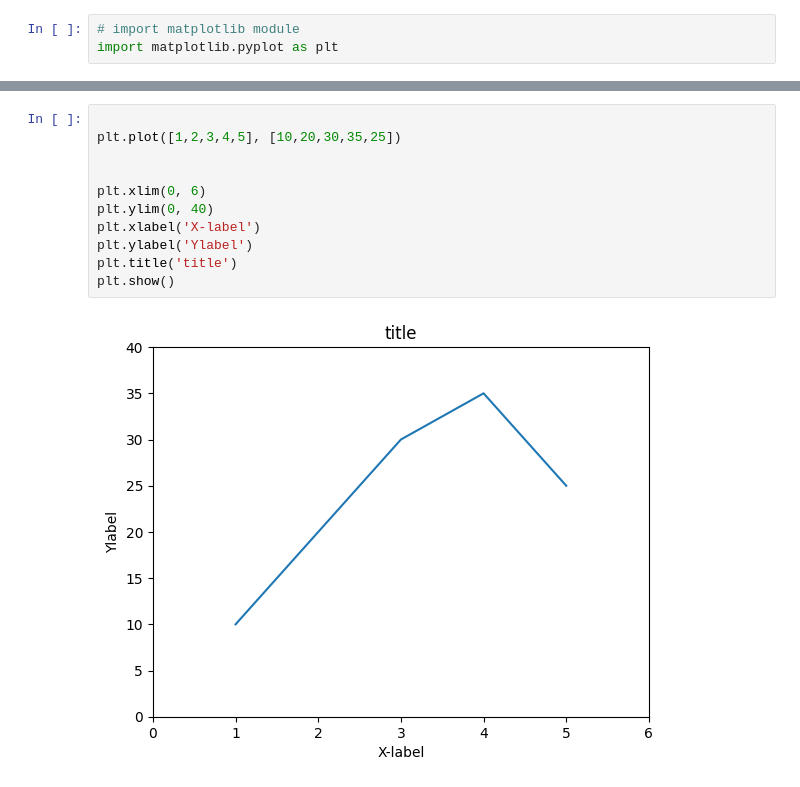
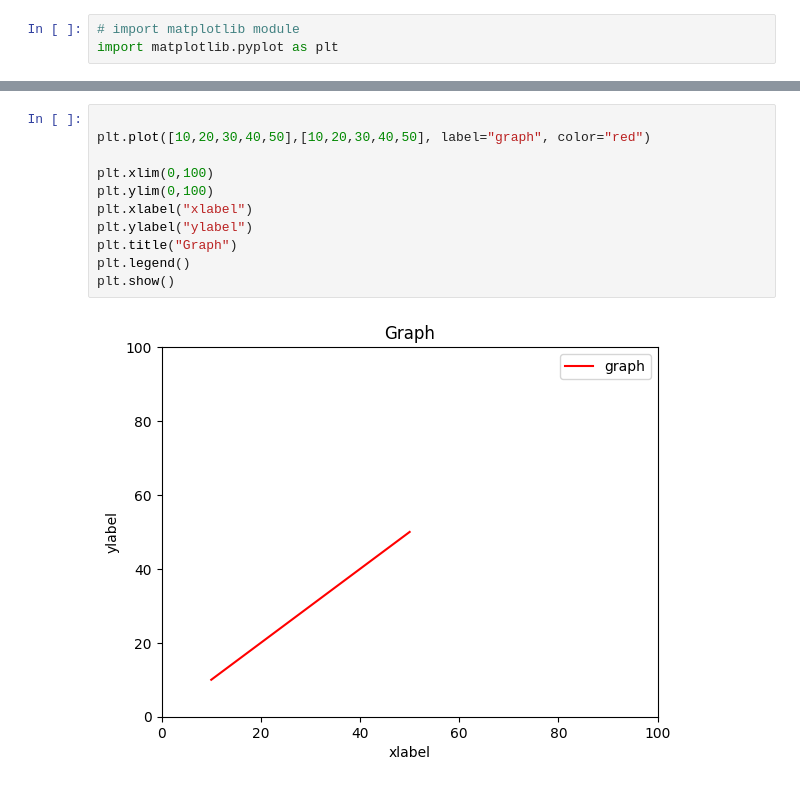
Before and after one commit to innovatorcoder1/PythonCode, a Jupyter notebook: Matplotlib.ipynb, the cells around one changed output, grey strips where cells are left out. Saved outputs shown, nothing was run; the diff lists cells and outputs as text.

```diff
--- a/Matplotlib.ipynb
+++ b/Matplotlib.ipynb
@@ -24,13 +23,13 @@ plt.show()
 # %%
 
-plt.plot([1,2,3,4,5], [10,20,30,35,25])
+plt.plot([10,20,30,40,50],[10,20,30,40,50], label="graph", color="red")
 
-
-plt.xlim(0, 6)
-plt.ylim(0, 40)
-plt.xlabel('X-label')
-plt.ylabel('Ylabel')
-plt.title('title')
+plt.xlim(0,100)
+plt.ylim(0,100)
+plt.xlabel("xlabel")
+plt.ylabel("ylabel")
+plt.title("Graph")
+plt.legend()
 plt.show()
 # %% [output]
-[figure, old version]
+[figure, new version]
```
Also changed, not shown: parts of 8 cells of this notebook, 4 other files.
